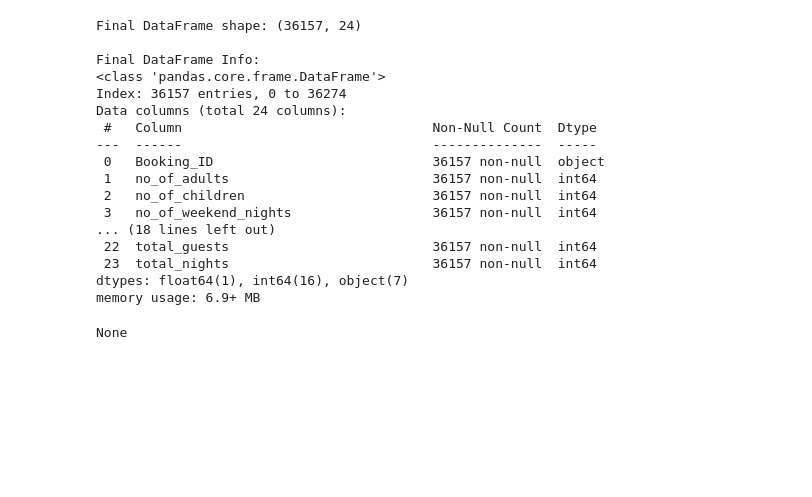
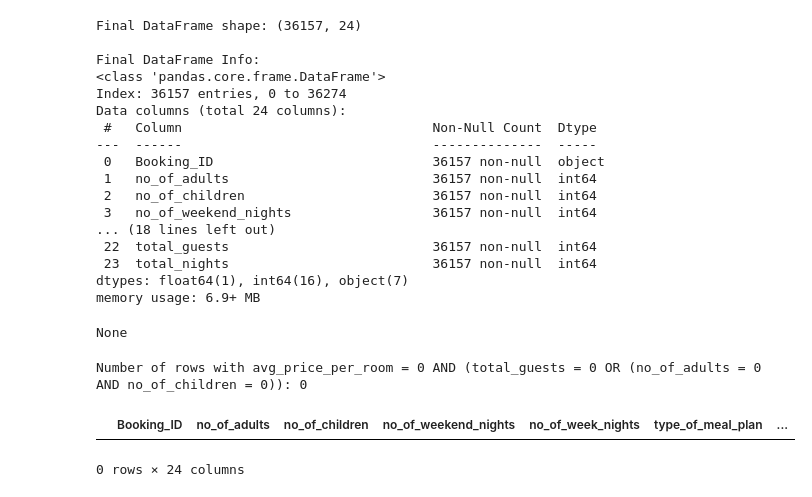
Before and after one commit to jebin24it-boop/Infotact_Travel_Hospitality_Analytics, a Jupyter notebook: notebooks/Day6_DataCleaning.ipynb, the cells around one changed output. Cells and saved outputs as stored; diff of their text form; code cells hidden in the pictures; blank space fills up the shorter version.

```diff
--- a/notebooks/Day6_DataCleaning.ipynb
+++ b/notebooks/Day6_DataCleaning.ipynb
@@ -72,3 +72,13 @@ Data columns (total 24 columns):
 dtypes: float64(1), int64(16), object(7)
 memory usage: 6.9+ MB
 None
+# %%
+condition = (df['avg_price_per_room'] == 0) & ((df['total_guests'] == 0) | ((df['no_of_adults'] == 0) & (df['no_of_children'] == 0)))
+filtered_df = df[condition]
+
+print(f"Number of rows with avg_price_per_room = 0 AND (total_guests = 0 OR (no_of_adults = 0 AND no_of_children = 0)): {filtered_df.shape[0]}")
+display(filtered_df.head())
+# %% [output]
+Number of rows with avg_price_per_room = 0 AND (total_guests = 0 OR (no_of_adults = 0 AND no_of_children = 0)): 0
+|  | Booking_ID | no_of_adults | no_of_children | no_of_weekend_nights | no_of_week_nights | type_of_meal_plan | ... |
+0 rows × 24 columns
```
Also changed, not shown: parts of 3 cells of this notebook.
